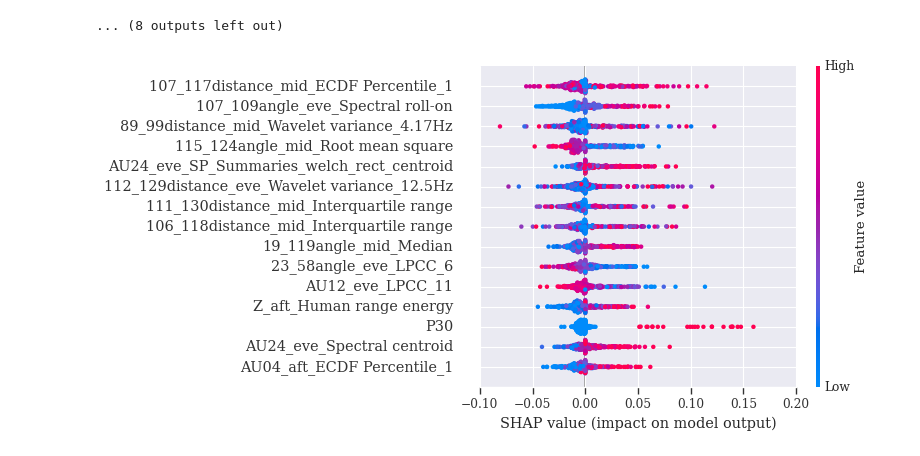
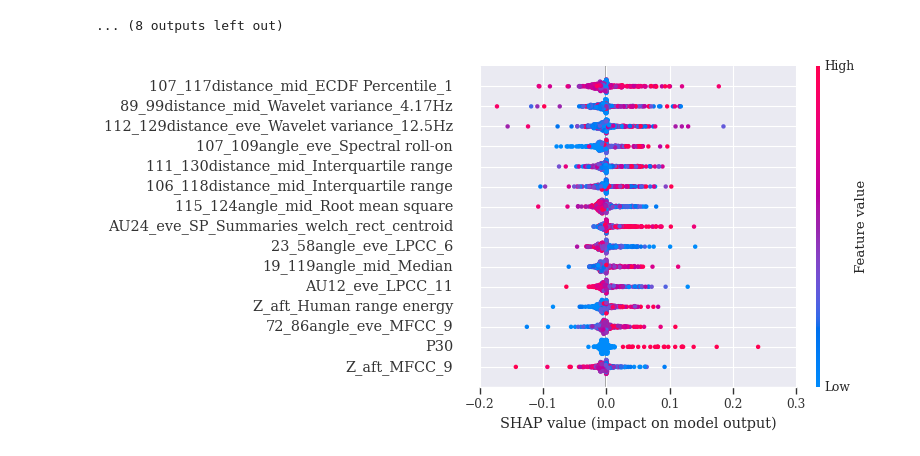
Before and after one commit to Anissima/Depression, a Jupyter notebook: SHAP_combination_features - nested cross-valiadation.ipynb, the cells around one changed output. Drawn from its saved outputs; the diff is of its cells as text; code cells hidden in the pictures.

```diff
--- a/SHAP_combination_features - nested cross-valiadation.ipynb
+++ b/SHAP_combination_features - nested cross-valiadation.ipynb
@@ -1137,7 +1137,7 @@ pipe = ImbPipeline([
 import shap
 # %%
 # Define a wrapper function for the pipeline's predict_proba method
-def pipeline_predict_proba(X):
+def model_predict(X):
     return best_model.predict(X)
 # %%
 
@@ -1211,12 +1211,8 @@ for train_ix, test_ix in cv.split(X_new2):
                 X_train = X_train0
                 y_train = y_train0
 
-            #fill the Nan values
 
-            imp = SimpleImputer(missing_values=np.nan, strategy='mean')
-            imp.fit(X_train)
             columns_test = X_test.columns
-            X_test = imp.transform(X_test)
 
 
             cv_inner = StratifiedKFold(n_splits=3, random_state=seed, shuffle=True)
@@ -1329,7 +1325,7 @@ pipe = ImbPipeline([
 ])
 # %%
 # Define a wrapper function for the pipeline's predict_proba method
-def pipeline_predict_proba(X):
+def model_predict(X):
     return best_model.predict(X)
 # %%
 
@@ -1487,10 +1483,10 @@ print(f'AUC: {auc_score}, Precision: {precision}, Recall: {recall}, F1-score: {f
 ... (8 outputs left out)
 # %%
 import matplotlib.pyplot
-all_shap_values_concat = np.concatenate([sv[1] for sv in all_shap_values])  # Use sv[1], sv[2], etc., for other classes
+all_shap_values_concat = np.concatenate([sv for sv in all_shap_values])  # Use sv[1], sv[2], etc., for other classes
 
 # Visualize SHAP values for all samples
 shap.summary_plot(all_shap_values_concat, X_test_all, max_display=15, plot_size=[10,5], show=False)
 matplotlib.pyplot.savefig("shap_summary_knn_smote_nest_predict.pdf",dpi=700) #.png,.pdf will also support here
 # %% [output]
-[figure, old version]
+[figure, new version]
```
Also changed, not shown: parts of 1 cell of this notebook.
